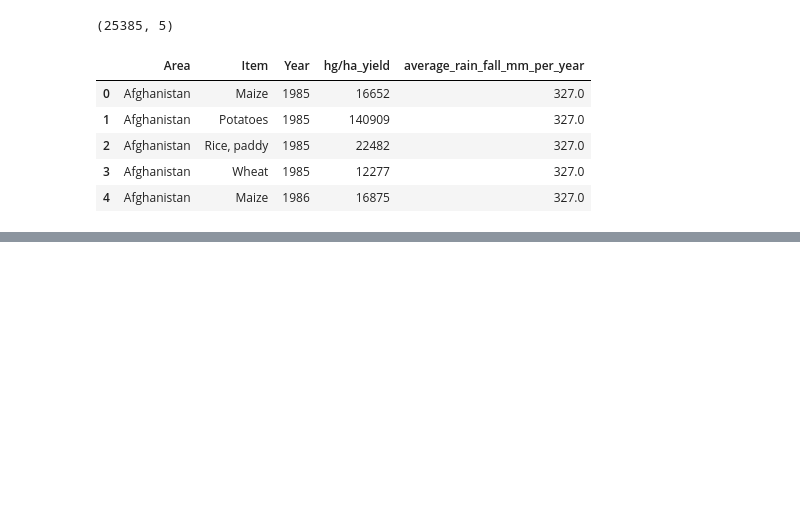
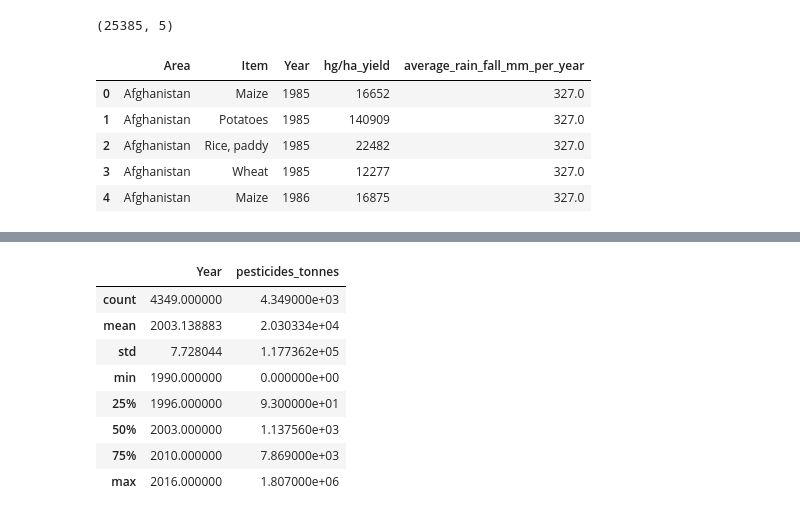
Before and after one commit to ProsperChihimba/hands-on-ml-projects, a Jupyter notebook: Crop_yield.ipynb, the cells around one changed output, grey strips where cells are left out. Cells and saved outputs as stored; diff of their text form; code cells hidden in the pictures; blank space fills up the shorter version.

```diff
--- a/Crop_yield.ipynb
+++ b/Crop_yield.ipynb
@@ -155,0 +176,12 @@ yield_df.head()
+# %%
+df_pes.describe()
+# %% [output]
+|  | Year | pesticides_tonnes |
+| count | 4349.000000 | 4.349000e+03 |
+| mean | 2003.138883 | 2.030334e+04 |
+| std | 7.728044 | 1.177362e+05 |
+| min | 1990.000000 | 0.000000e+00 |
+| 25% | 1996.000000 | 9.300000e+01 |
+| 50% | 2003.000000 | 1.137560e+03 |
+| 75% | 2010.000000 | 7.869000e+03 |
+| max | 2016.000000 | 1.807000e+06 |
```
Also changed, not shown: parts of 8 cells of this notebook.
